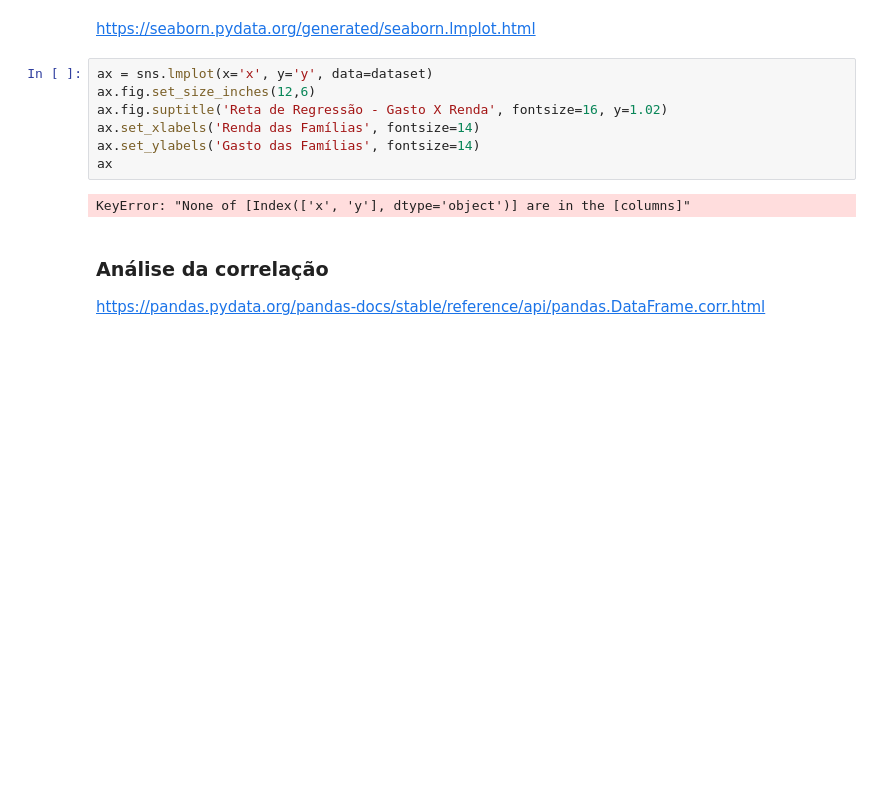
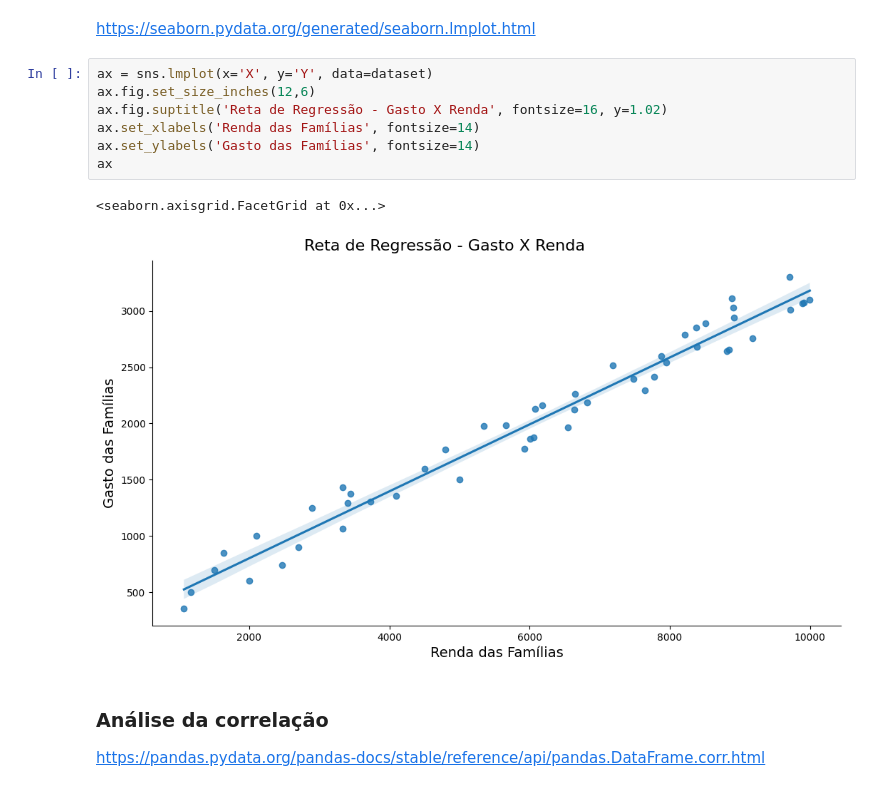
Before and after one commit to fcardosoo/Alura-012-Estatistica-com-Python-Correlacao-e-Regressao, a Jupyter notebook: Curso_de_Estatística_Parte_4.ipynb, the cells around one changed output. Saved outputs shown, nothing was run; the diff lists cells and outputs as text; blank space fills up the shorter version.

```diff
--- a/Curso_de_Estatística_Parte_4.ipynb
+++ b/Curso_de_Estatística_Parte_4.ipynb
@@ -205,14 +205,15 @@ ax
 # %% [markdown]
 https://seaborn.pydata.org/generated/seaborn.lmplot.html
 # %%
-ax = sns.lmplot(x='x', y='y', data=dataset)
+ax = sns.lmplot(x='X', y='Y', data=dataset)
 ax.fig.set_size_inches(12,6)
 ax.fig.suptitle('Reta de Regressão - Gasto X Renda', fontsize=16, y=1.02)
 ax.set_xlabels('Renda das Famílias', fontsize=14)
 ax.set_ylabels('Gasto das Famílias', fontsize=14)
 ax
 # %% [output]
-KeyError: "None of [Index(['x', 'y'], dtype='object')] are in the [columns]"
+<seaborn.axisgrid.FacetGrid at 0x...>
+[figure, added]
 # %% [markdown]
 ### Análise da correlação
 
```
Also changed, not shown: parts of 5 cells of this notebook.
